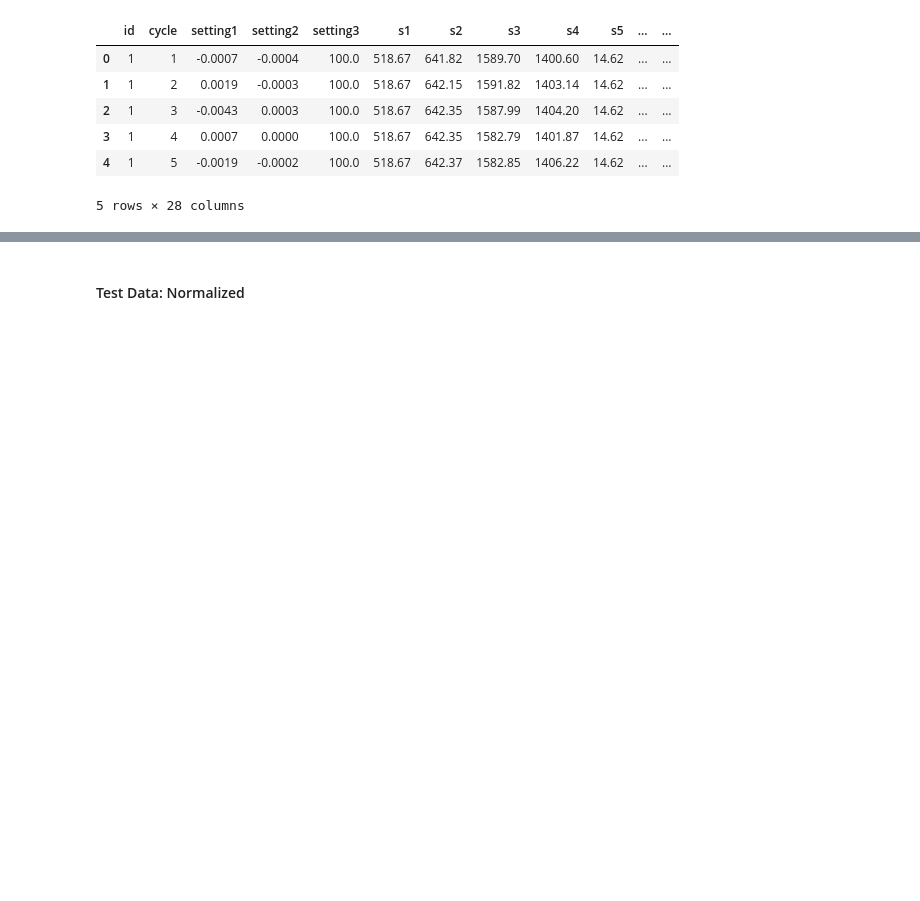
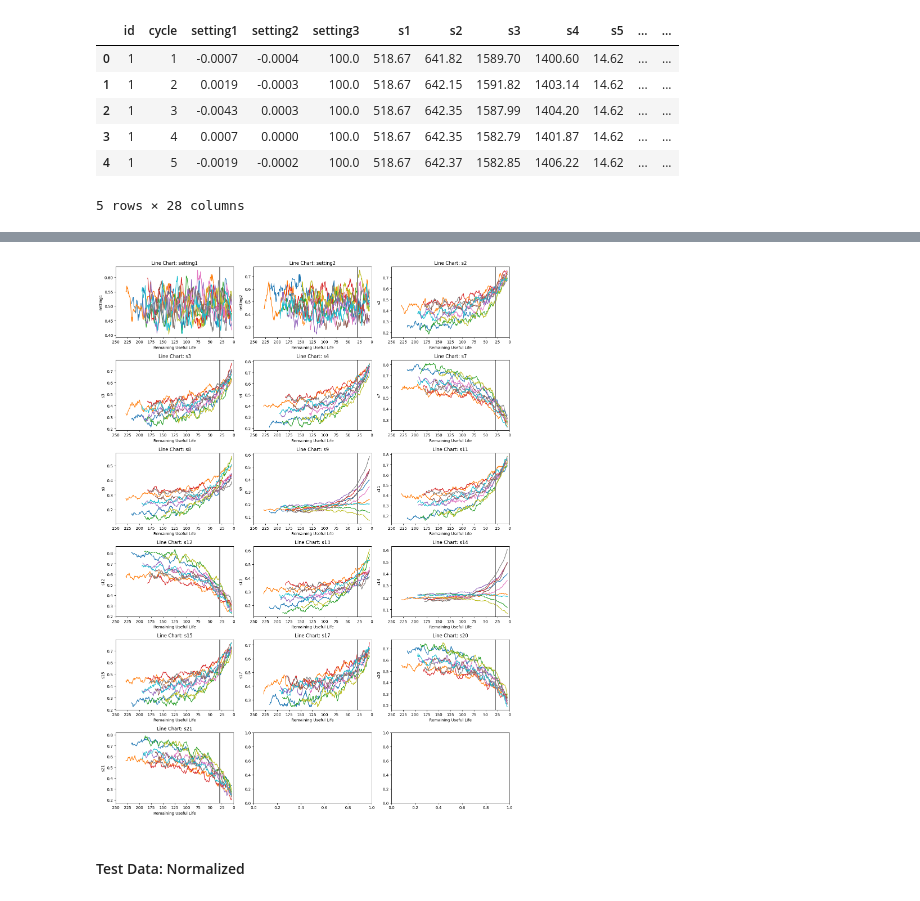
Before and after one commit to deloresmincarelli/JetEngineLSTM, a Jupyter notebook: JetEngineLSTM.ipynb, the cells around one changed output, grey strips where cells are left out. Saved outputs shown, nothing was run; the diff lists cells and outputs as text; code cells hidden in the pictures; blank space fills up the shorter version.

```diff
--- a/JetEngineLSTM.ipynb
+++ b/JetEngineLSTM.ipynb
@@ -192,3 +315,48 @@ train_df.head()
+# %%
+def plot_line(col_name,df,window_mvg_avg, ax=None):
+    if ax is None:
+        fig, ax = plt.subplots()
+
+    for i in df['id'].unique():
+        if (i % 10 == 0):  # plot 10 engines out of 100
+            ax.plot('RUL', col_name,
+                     data=df[df['id']==i].rolling(window_mvg_avg).mean())
+            ax.axvline(30, color='gray', linestyle='solid', linewidth=2)
+            # ax.axvline(50, color='gray', linestyle='dashed', linewidth=2)
+    ax.set_xlim(250, 0)  # reverse the x-axis so RUL counts down to zero
+    ax.set_xticks(np.arange(0, 275, 25))
+    ax.set_ylabel(col_name)
+    ax.set_xlabel('Remaining Useful Life')
+    ax.set_title(f'Line Chart: {col_name}')
+    # ax.set_sub_title('Vertical line = 30 cycles, ')
+    return ax
+# %%
+
+remove_cols = ['setting3', 's1','s5','s6','s10','s16','s18','s19']
+valid_cols =  [x for x in plot_cols if x not in remove_cols]
+
+num_rows = 6
+num_cols = 3
+
+fig, axes = plt.subplots(nrows=num_rows, ncols=num_cols, figsize=(15, 20))
+
+for i, col in enumerate(valid_cols):
+    # Calculate the row and column indices for the current subplot
+    row_idx = i // num_cols
+    col_idx = i % num_cols
+
+    # Select the current subplot using the row and column indices
+    ax = axes[row_idx, col_idx]
+
+    plot_line(col_name=col, df=train_df, window_mvg_avg=10, ax=ax)
+
+# Adjust the spacing between subplots
+plt.tight_layout()
+
+# Display the figure
+plt.show()
+# %% [output]
+[figure, added]
 # %% [markdown]
 #### Test Data: Normalized
 # %%
```
Also changed, not shown: parts of 117 cells of this notebook.
